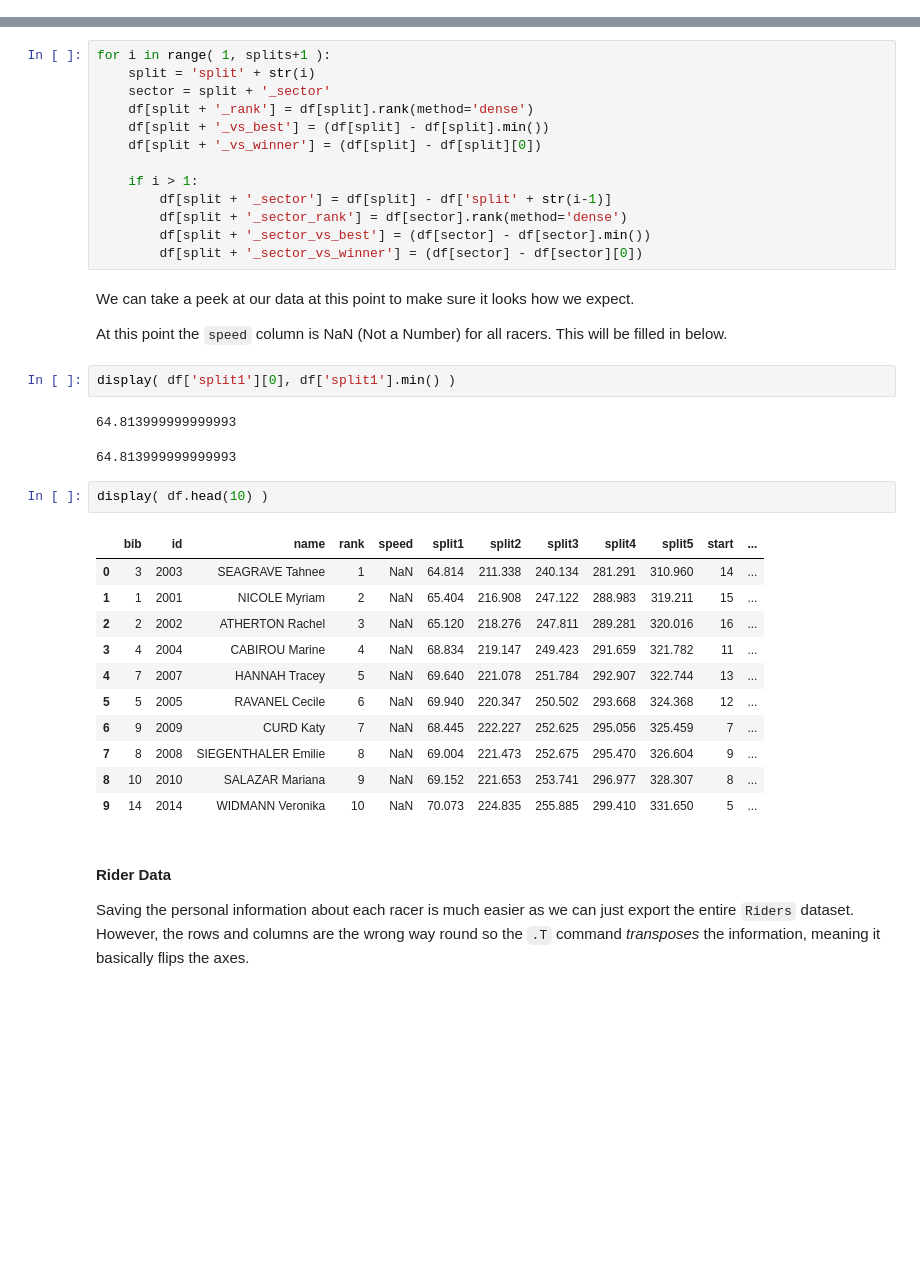
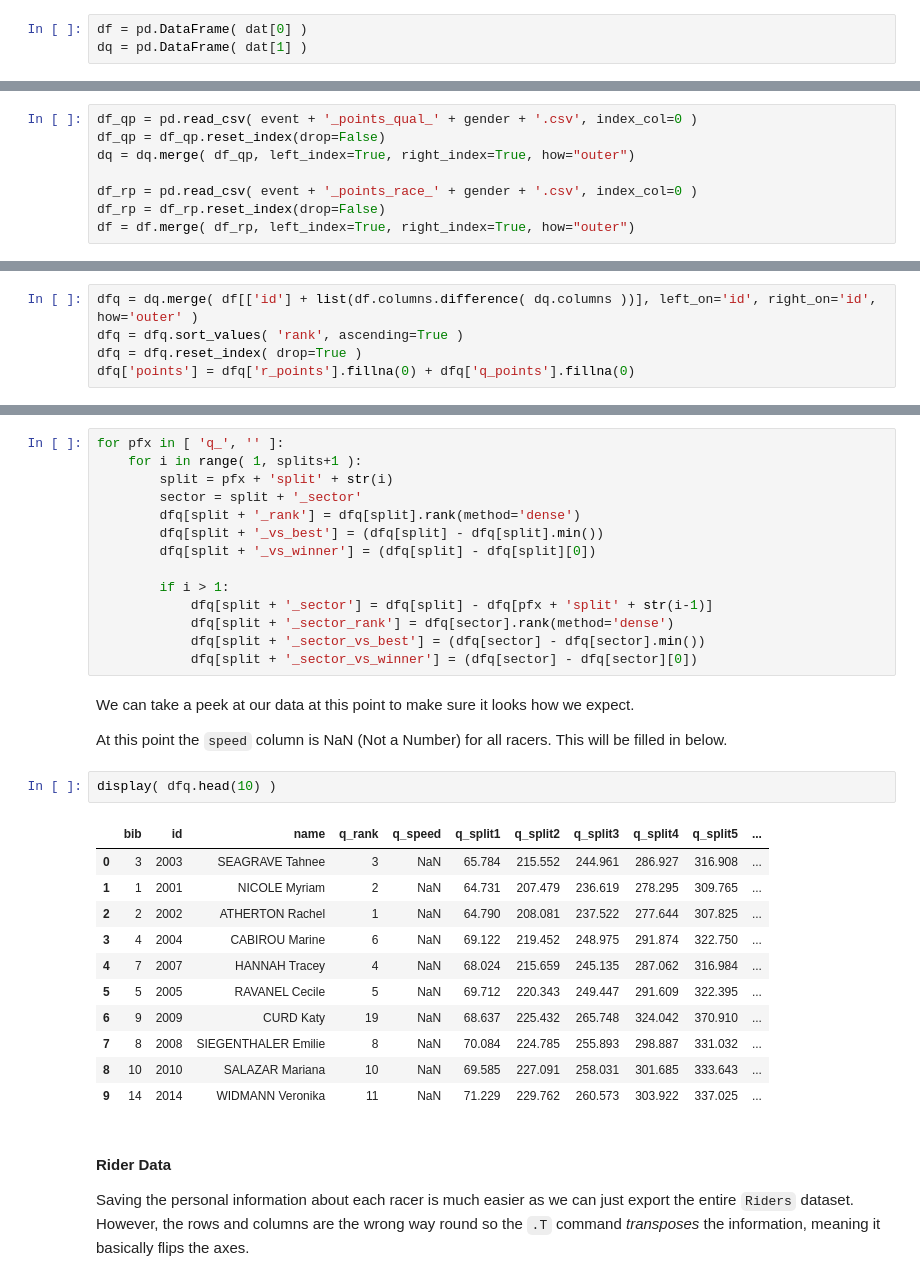
Before and after one commit to domwrap/mtbgeekstats, a Jupyter notebook: 2018/dh_data_fetch.ipynb, the cells around one changed output, grey strips where cells are left out. Saved outputs shown, nothing was run; the diff lists cells and outputs as text; blank space fills up the shorter version.

Commit message:
Add qualifying data to expand analysis posibilities

```diff
--- a/2018/dh_data_fetch.ipynb
+++ b/2018/dh_data_fetch.ipynb
@@ -143,0 +142,3 @@ df = pd.DataFrame( lst )
+# %%
+df = pd.DataFrame( dat[0] )
+dq = pd.DataFrame( dat[1] )
@@ -143,0 +151,8 @@ df = pd.DataFrame( lst )
+# %%
+df_qp = pd.read_csv( event + '_points_qual_' + gender + '.csv', index_col=0 )
+df_qp = df_qp.reset_index(drop=False)
+dq = dq.merge( df_qp, left_index=True, right_index=True, how="outer")
+
+df_rp = pd.read_csv( event + '_points_race_' + gender + '.csv', index_col=0 )
+df_rp = df_rp.reset_index(drop=False)
+df = df.merge( df_rp, left_index=True, right_index=True, how="outer")
@@ -144,43 +180,44 @@ df = pd.DataFrame( lst )
+# %%
+dfq = dq.merge( df[['id'] + list(df.columns.difference( dq.columns ))], left_on='id', right_on='id', how='outer' )
+dfq = dfq.sort_values( 'rank', ascending=True )
+dfq = dfq.reset_index( drop=True )
+dfq['points'] = dfq['r_points'].fillna(0) + dfq['q_points'].fillna(0)
 # %% [markdown]
 #### Expand Dataset
 
 Calculate and add all the extra columns we need for split and sector differences and their rankings
 # %%
-for i in range( 1, splits+1 ):
-    split = 'split' + str(i)
-    sector = split + '_sector'
-    df[split + '_rank'] = df[split].rank(method='dense')
-    df[split + '_vs_best'] = (df[split] - df[split].min())
-    df[split + '_vs_winner'] = (df[split] - df[split][0])
+for pfx in [ 'q_', '' ]:
+    for i in range( 1, splits+1 ):
+        split = pfx + 'split' + str(i)
+        sector = split + '_sector'
+        dfq[split + '_rank'] = dfq[split].rank(method='dense')
+        dfq[split + '_vs_best'] = (dfq[split] - dfq[split].min())
+        dfq[split + '_vs_winner'] = (dfq[split] - dfq[split][0])
 
-    if i > 1:
-        df[split + '_sector'] = df[split] - df['split' + str(i-1)]
-        df[split + '_sector_rank'] = df[sector].rank(method='dense')
-        df[split + '_sector_vs_best'] = (df[sector] - df[sector].min())
-        df[split + '_sector_vs_winner'] = (df[sector] - df[sector][0])
+        if i > 1:
+            dfq[split + '_sector'] = dfq[split] - dfq[pfx + 'split' + str(i-1)]
+            dfq[split + '_sector_rank'] = dfq[sector].rank(method='dense')
+            dfq[split + '_sector_vs_best'] = (dfq[sector] - dfq[sector].min())
+            dfq[split + '_sector_vs_winner'] = (dfq[sector] - dfq[sector][0])
 # %% [markdown]
 We can take a peek at our data at this point to make sure it looks how we expect.
 
 At this point the `speed` column is NaN (Not a Number) for all racers. This will be filled in below.
-# %%
-display( df['split1'][0], df['split1'].min() )
-# %% [output]
-64.813999999999993
-64.813999999999993
 # %%
-display( df.head(10) )
+display( dfq.head(10) )
 # %% [output]
-|  | bib | id | name | rank | speed | split1 | split2 | split3 | split4 | split5 | start | ... |
-| 0 | 3 | 2003 | SEAGRAVE Tahnee | 1 | NaN | 64.814 | 211.338 | 240.134 | 281.291 | 310.960 | 14 | ... |
-| 1 | 1 | 2001 | NICOLE Myriam | 2 | NaN | 65.404 | 216.908 | 247.122 | 288.983 | 319.211 | 15 | ... |
-| 2 | 2 | 2002 | ATHERTON Rachel | 3 | NaN | 65.120 | 218.276 | 247.811 | 289.281 | 320.016 | 16 | ... |
-| 3 | 4 | 2004 | CABIROU Marine | 4 | NaN | 68.834 | 219.147 | 249.423 | 291.659 | 321.782 | 11 | ... |
-| 4 | 7 | 2007 | HANNAH Tracey | 5 | NaN | 69.640 | 221.078 | 251.784 | 292.907 | 322.744 | 13 | ... |
-| 5 | 5 | 2005 | RAVANEL Cecile | 6 | NaN | 69.940 | 220.347 | 250.502 | 293.668 | 324.368 | 12 | ... |
-| 6 | 9 | 2009 | CURD Katy | 7 | NaN | 68.445 | 222.227 | 252.625 | 295.056 | 325.459 | 7 | ... |
-| 7 | 8 | 2008 | SIEGENTHALER Emilie | 8 | NaN | 69.004 | 221.473 | 252.675 | 295.470 | 326.604 | 9 | ... |
-| 8 | 10 | 2010 | SALAZAR Mariana | 9 | NaN | 69.152 | 221.653 | 253.741 | 296.977 | 328.307 | 8 | ... |
-| 9 | 14 | 2014 | WIDMANN Veronika | 10 | NaN | 70.073 | 224.835 | 255.885 | 299.410 | 331.650 | 5 | ... |
+|  | bib | id | name | q_rank | q_speed | q_split1 | q_split2 | q_split3 | q_split4 | q_split5 | ... |
+| 0 | 3 | 2003 | SEAGRAVE Tahnee | 3 | NaN | 65.784 | 215.552 | 244.961 | 286.927 | 316.908 | ... |
+| 1 | 1 | 2001 | NICOLE Myriam | 2 | NaN | 64.731 | 207.479 | 236.619 | 278.295 | 309.765 | ... |
+| 2 | 2 | 2002 | ATHERTON Rachel | 1 | NaN | 64.790 | 208.081 | 237.522 | 277.644 | 307.825 | ... |
+| 3 | 4 | 2004 | CABIROU Marine | 6 | NaN | 69.122 | 219.452 | 248.975 | 291.874 | 322.750 | ... |
+| 4 | 7 | 2007 | HANNAH Tracey | 4 | NaN | 68.024 | 215.659 | 245.135 | 287.062 | 316.984 | ... |
+| 5 | 5 | 2005 | RAVANEL Cecile | 5 | NaN | 69.712 | 220.343 | 249.447 | 291.609 | 322.395 | ... |
+| 6 | 9 | 2009 | CURD Katy | 19 | NaN | 68.637 | 225.432 | 265.748 | 324.042 | 370.910 | ... |
+| 7 | 8 | 2008 | SIEGENTHALER Emilie | 8 | NaN | 70.084 | 224.785 | 255.893 | 298.887 | 331.032 | ... |
+| 8 | 10 | 2010 | SALAZAR Mariana | 10 | NaN | 69.585 | 227.091 | 258.031 | 301.685 | 333.643 | ... |
+| 9 | 14 | 2014 | WIDMANN Veronika | 11 | NaN | 71.229 | 229.762 | 260.573 | 303.922 | 337.025 | ... |
 # %% [markdown]
 #### Rider Data
 
```
Also changed, not shown: parts of 22 cells of this notebook, 8 other files.
